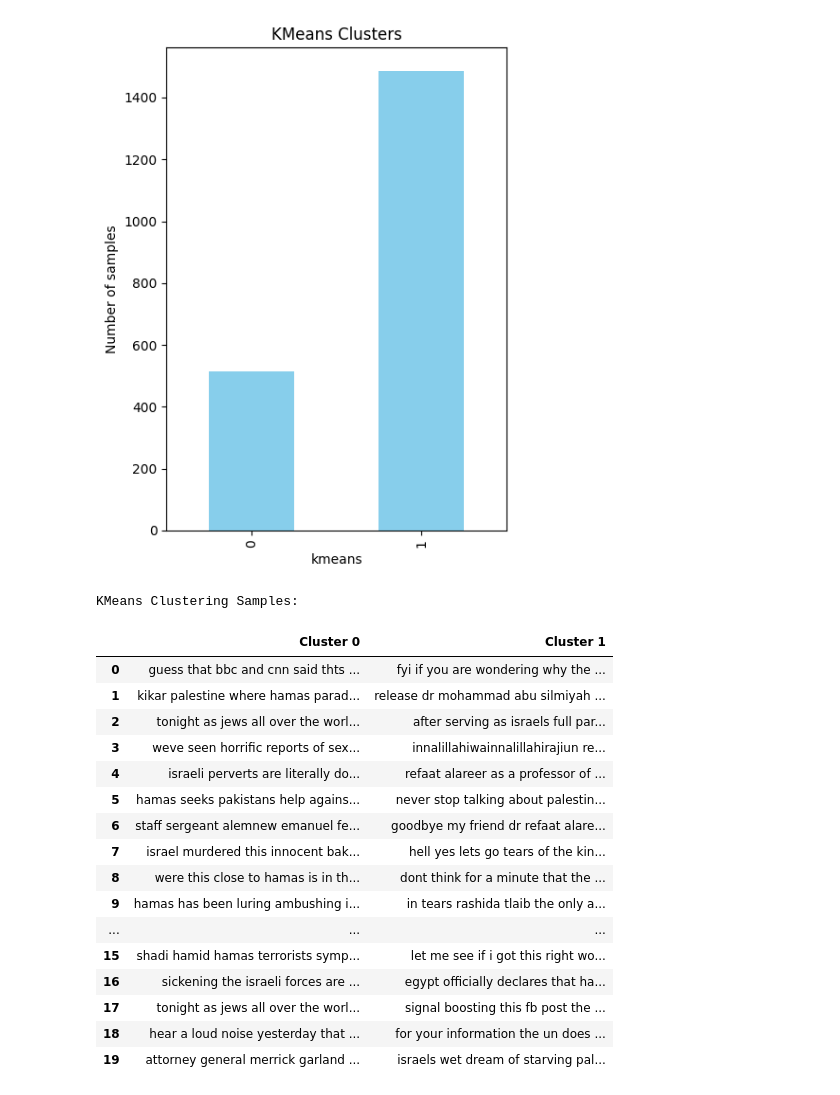
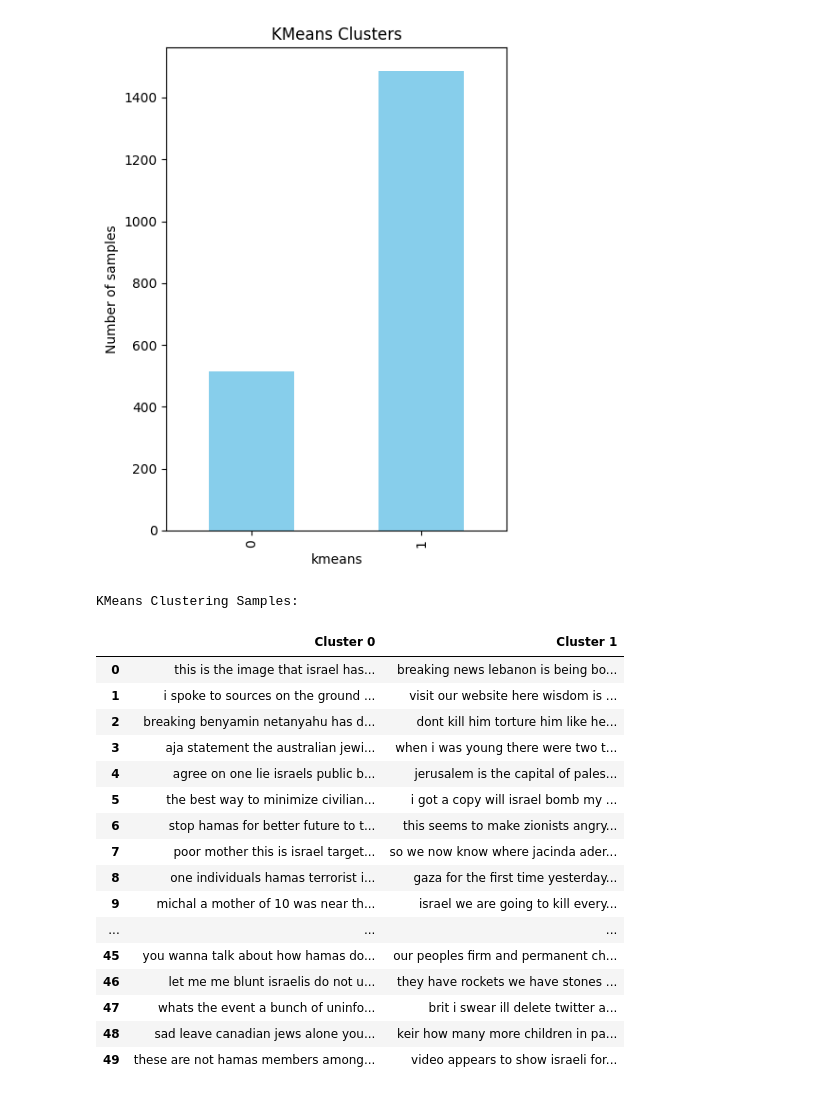
Before and after one commit to faresh9/Cyber-Troll-detection, a Jupyter notebook: Model.ipynb, the cells around one changed output. Drawn from its saved outputs; the diff is of its cells as text; code cells hidden in the pictures.

Commit message:
update execution counts and sample sizes in Model.ipynb for consistency

```diff
--- a/Model.ipynb
+++ b/Model.ipynb
@@ -250,47 +250,47 @@ Cluster 1: 1487 samples
 [figure]
 # %%
 # Alternative version using pandas DataFrames for nicer display
-def get_cluster_samples_df(df, column_name, n_samples=20):
+def get_cluster_samples_df(df, column_name, n_samples=50):
     result_dfs = []
     clusters = sorted(df[column_name].unique())
 
     for cluster in clusters:
         # Get samples from this cluster
         cluster_samples = df[df[column_name] == cluster]['cleaned_text'].sample(
             n=min(n_samples, len(df[df[column_name] == cluster])),
             random_state=42
         ).reset_index(drop=True)
 
         # Create a DataFrame with these samples
         cluster_df = pd.DataFrame({
             f'Cluster {cluster}': cluster_samples
         })
         result_dfs.append(cluster_df)
 
     # Combine all clusters side by side
     # Note: If clusters have different numbers of samples, some cells will be NaN
     return pd.concat(result_dfs, axis=1)
 
 # Display samples as DataFrames
 print("KMeans Clustering Samples:")
-kmeans_samples_df = get_cluster_samples_df(df, 'kmeans', n_samples=20)
+kmeans_samples_df = get_cluster_samples_df(df, 'kmeans', n_samples=50)
 display(kmeans_samples_df)
 # %% [output]
 KMeans Clustering Samples:
 |  | Cluster 0 | Cluster 1 |
-| 0 | guess that bbc and cnn said thts ... | fyi if you are wondering why the ... |
-| 1 | kikar palestine where hamas parad... | release dr mohammad abu silmiyah ... |
-| 2 | tonight as jews all over the worl... | after serving as israels full par... |
-| 3 | weve seen horrific reports of sex... | innalillahiwainnalillahirajiun re... |
-| 4 | israeli perverts are literally do... | refaat alareer as a professor of ... |
-| 5 | hamas seeks pakistans help agains... | never stop talking about palestin... |
-| 6 | staff sergeant alemnew emanuel fe... | goodbye my friend dr refaat alare... |
-| 7 | israel murdered this innocent bak... | hell yes lets go tears of the kin... |
-| 8 | were this close to hamas is in th... | dont think for a minute that the ... |
-| 9 | hamas has been luring ambushing i... | in tears rashida tlaib the only a... |
+| 0 | this is the image that israel has... | breaking news lebanon is being bo... |
+| 1 | i spoke to sources on the ground ... | visit our website here wisdom is ... |
+| 2 | breaking benyamin netanyahu has d... | dont kill him torture him like he... |
+| 3 | aja statement the australian jewi... | when i was young there were two t... |
+| 4 | agree on one lie israels public b... | jerusalem is the capital of pales... |
+| 5 | the best way to minimize civilian... | i got a copy will israel bomb my ... |
+| 6 | stop hamas for better future to t... | this seems to make zionists angry... |
+| 7 | poor mother this is israel target... | so we now know where jacinda ader... |
+| 8 | one individuals hamas terrorist i... | gaza for the first time yesterday... |
+| 9 | michal a mother of 10 was near th... | israel we are going to kill every... |
 | ... | ... | ... |
-| 15 | shadi hamid hamas terrorists symp... | let me see if i got this right wo... |
-| 16 | sickening the israeli forces are ... | egypt officially declares that ha... |
-| 17 | tonight as jews all over the worl... | signal boosting this fb post the ... |
-| 18 | hear a loud noise yesterday that ... | for your information the un does ... |
-| 19 | attorney general merrick garland ... | israels wet dream of starving pal... |
+| 45 | you wanna talk about how hamas do... | our peoples firm and permanent ch... |
+| 46 | let me me blunt israelis do not u... | they have rockets we have stones ... |
+| 47 | whats the event a bunch of uninfo... | brit i swear ill delete twitter a... |
+| 48 | sad leave canadian jews alone you... | keir how many more children in pa... |
+| 49 | these are not hamas members among... | video appears to show israeli for... |
```
